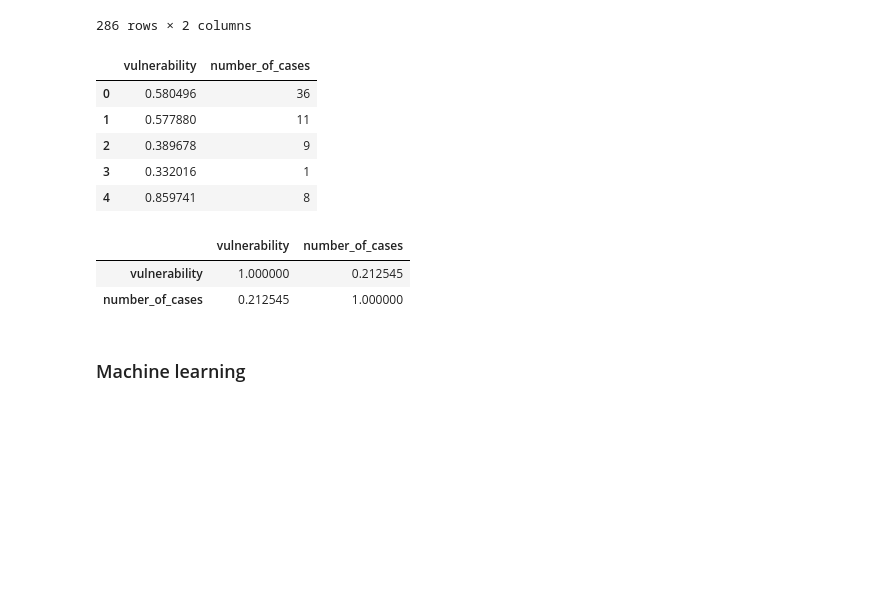
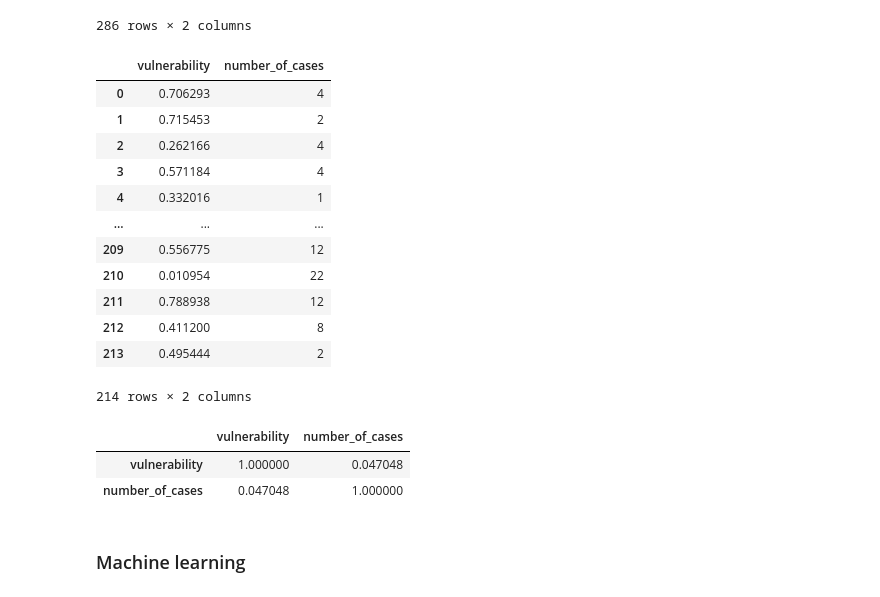
Before and after one commit to Saze10/DATA2901_assignment, a Jupyter notebook: Assignment notebook.ipynb, the cells around one changed output. Drawn from its saved outputs; the diff is of its cells as text; code cells hidden in the pictures; blank space fills up the shorter version.

Commit message:
Fix correlation calculation: Remove limit 5

```diff
--- a/Assignment notebook.ipynb
+++ b/Assignment notebook.ipynb
@@ -652,26 +652,33 @@ score_df.to_sql('vulnerability_score', conn, 'assignment', if_exists = 'replace'
 # %%
 cor_df = pd.read_sql_query("""
 SELECT V.vulnerability, C.number_of_cases
   FROM assignment.vulnerability_score V JOIN
        covid19_per_area C
-       USING (area_id)
- LIMIT 5;
+       USING (area_id);
 """, conn)
 
 cor_df
 # %% [output]
 |  | vulnerability | number_of_cases |
-| 0 | 0.580496 | 36 |
-| 1 | 0.577880 | 11 |
-| 2 | 0.389678 | 9 |
-| 3 | 0.332016 | 1 |
-| 4 | 0.859741 | 8 |
+| 0 | 0.706293 | 4 |
+| 1 | 0.715453 | 2 |
+| 2 | 0.262166 | 4 |
+| 3 | 0.571184 | 4 |
+| 4 | 0.332016 | 1 |
+| ... | ... | ... |
+| 209 | 0.556775 | 12 |
+| 210 | 0.010954 | 22 |
+| 211 | 0.788938 | 12 |
+| 212 | 0.411200 | 8 |
+| 213 | 0.495444 | 2 |
+214 rows × 2 columns
-# %%
-cor_df.corr()
-# %% [output]
-|  | vulnerability | number_of_cases |
-| vulnerability | 1.000000 | 0.212545 |
-| number_of_cases | 0.212545 | 1.000000 |
+# %%
+cor = cor_df.corr()
+cor
+# %% [output]
+|  | vulnerability | number_of_cases |
+| vulnerability | 1.000000 | 0.047048 |
+| number_of_cases | 0.047048 | 1.000000 |
 # %% [markdown]
 ### Machine learning
 # %%
```
